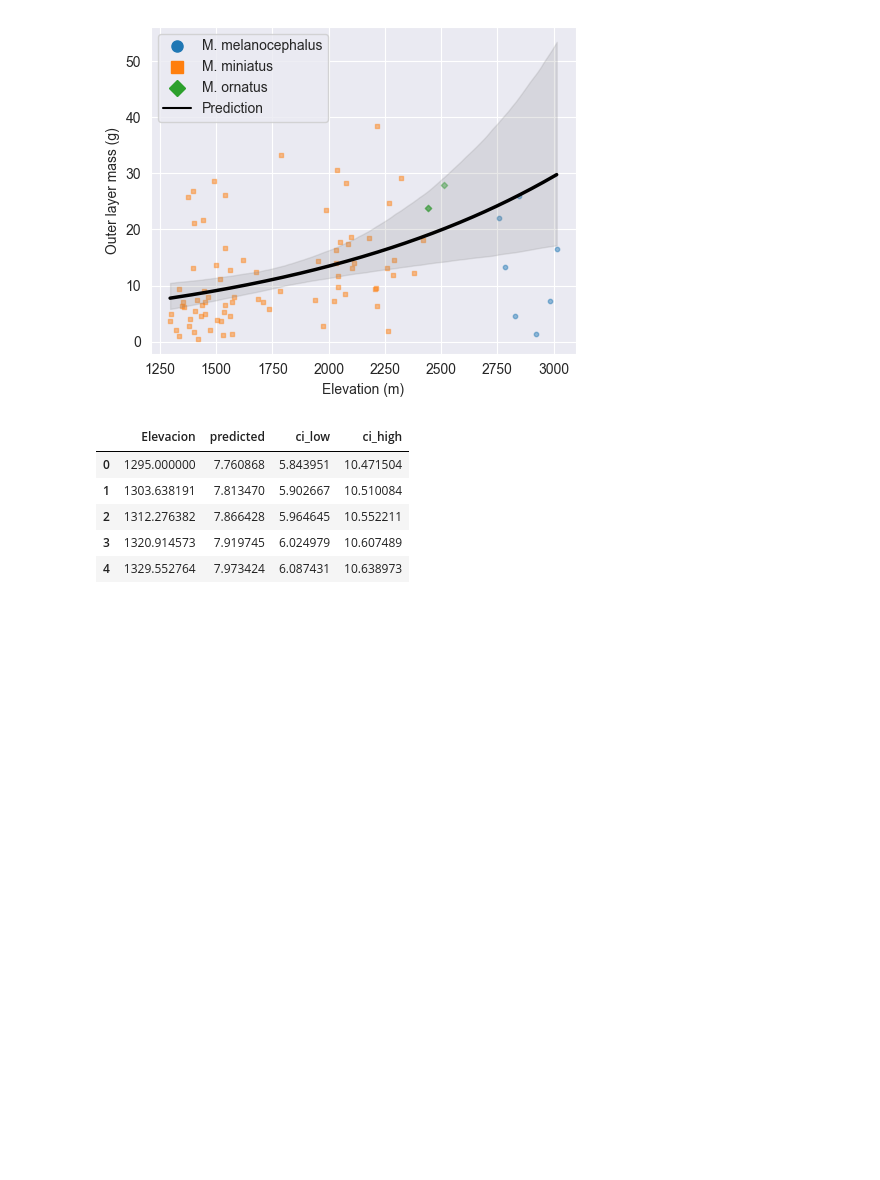
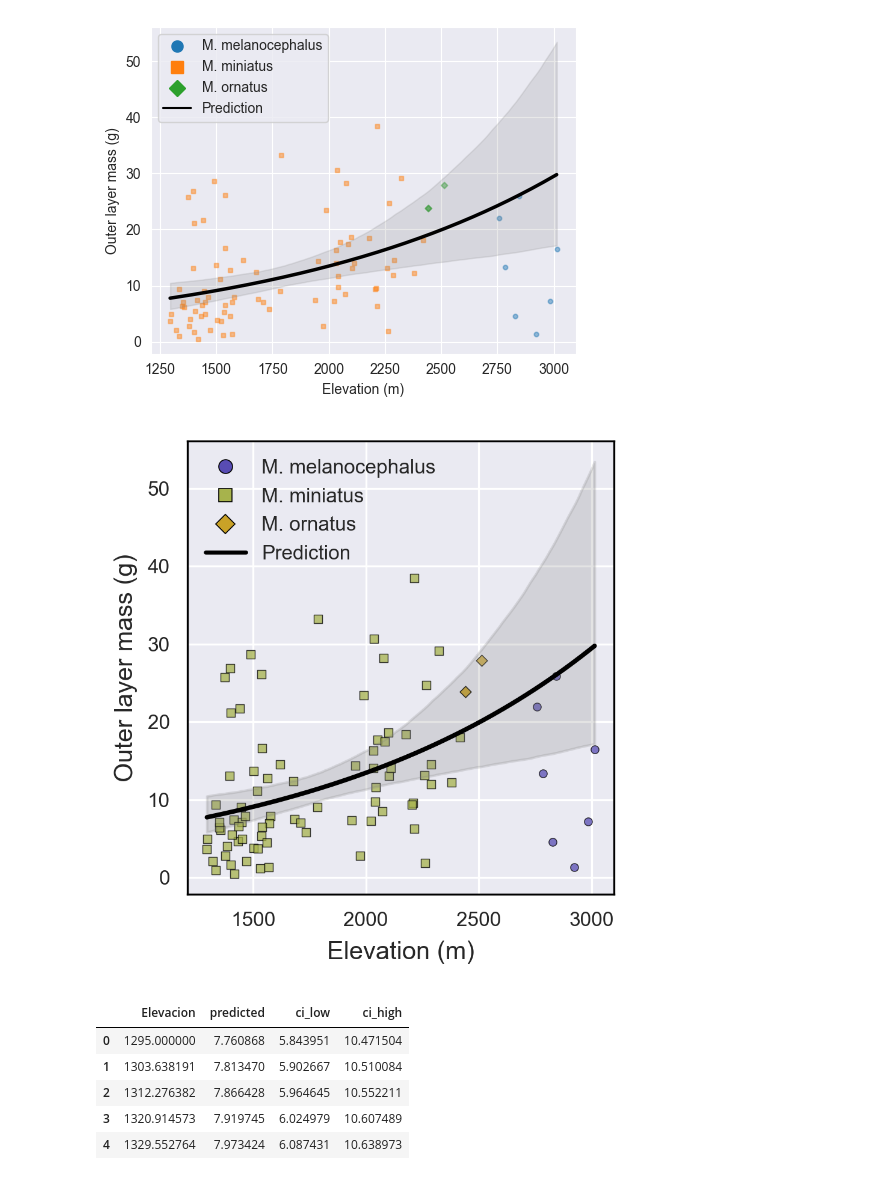
Before and after one commit to jorgelizarazo94/Myiborus_nests, a Jupyter notebook: Supplementary_1.ipynb, the cells around one changed output. Saved outputs shown, nothing was run; the diff lists cells and outputs as text; code cells hidden in the pictures; blank space fills up the shorter version.

```diff
--- a/Supplementary_1.ipynb
+++ b/Supplementary_1.ipynb
@@ -1164,3 +1188,97 @@ plt.show()
+# %%
+os.makedirs("Figures", exist_ok=True)
+
+fig, ax = plt.subplots(figsize=(3.07, 3.2), dpi=300)
+
+# Real points by species
+for sp in species_order:
+    sub = df_model_capa1[df_model_capa1['Especie'] == sp]
+
+    ax.scatter(
+        sub['Elevacion'],
+        sub['Capa_1_g'],
+        marker=species_markers.get(sp, 'o'),
+        s=10,
+        alpha=0.75,
+        color=species_colors.get(sp, 'gray'),
+        edgecolor='black',
+        linewidth=0.35,
+        label=species_labels.get(sp, sp),
+        zorder=1
+    )
+
+# One adjusted predictive line from glm_capa1
+ax.plot(
+    pred_df_capa1['Elevacion'],
+    pred_df_capa1['predicted'],
+    linewidth=1.8,
+    color='black',
+    zorder=3
+)
+
+ax.fill_between(
+    pred_df_capa1['Elevacion'],
+    pred_df_capa1['ci_low'],
+    pred_df_capa1['ci_high'],
+    color='gray',
+    alpha=0.22,
+    zorder=2
+)
+
+# Optional horizontal reference line only if useful
+# ax.axhline(0, linestyle='--', linewidth=1, color='black')
+
+# Custom legend in standardized style
+legend_elements = [
+    Line2D(
+        [0], [0],
+        marker=species_markers[sp],
+        linestyle='None',
+        markersize=5.5,
+        markerfacecolor=species_colors[sp],
+        markeredgecolor='black',
+        markeredgewidth=0.4,
+        color='none',
+        label=species_labels[sp]
+    )
+    for sp in species_order
+]
+
+legend_elements.append(
+    Line2D(
+        [0], [0],
+        linestyle='-',
+        linewidth=1.6,
+        color='black',
+        label='Prediction'
+    )
+)
+
+ax.legend(
+    handles=legend_elements,
+    frameon=False,
+    fontsize=8
+)
+
+ax.set_xlabel('Elevation (m)')
+ax.set_ylabel('Outer layer mass (g)')
+ax.set_title('')
+
+# Standardize spines
+for spine in ax.spines.values():
+    spine.set_color("black")
+    spine.set_linewidth(0.8)
+
+ax.tick_params(axis="both", labelsize=8)
+
+plt.tight_layout()
+fig.savefig("glm_capa1_adjusted_prediction.png", dpi=300, transparent=True, bbox_inches='tight')
+
+
+
+plt.show()
+# %% [output]
+[figure, added]
 # %%
 # elevation sequence
 elev_min = df_model_capa1['Elevacion'].min()
```
Also changed, not shown: parts of 2 cells of this notebook.
